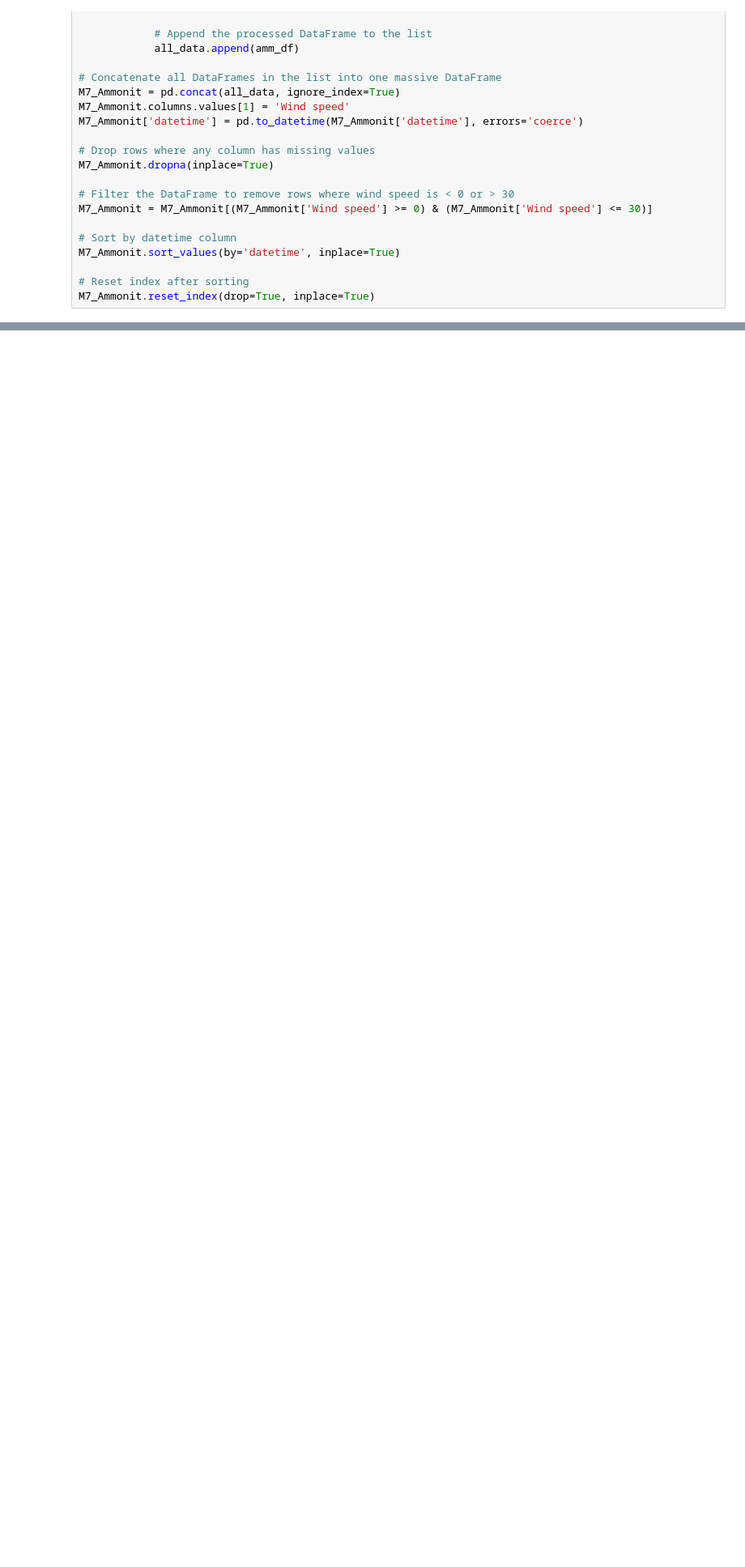
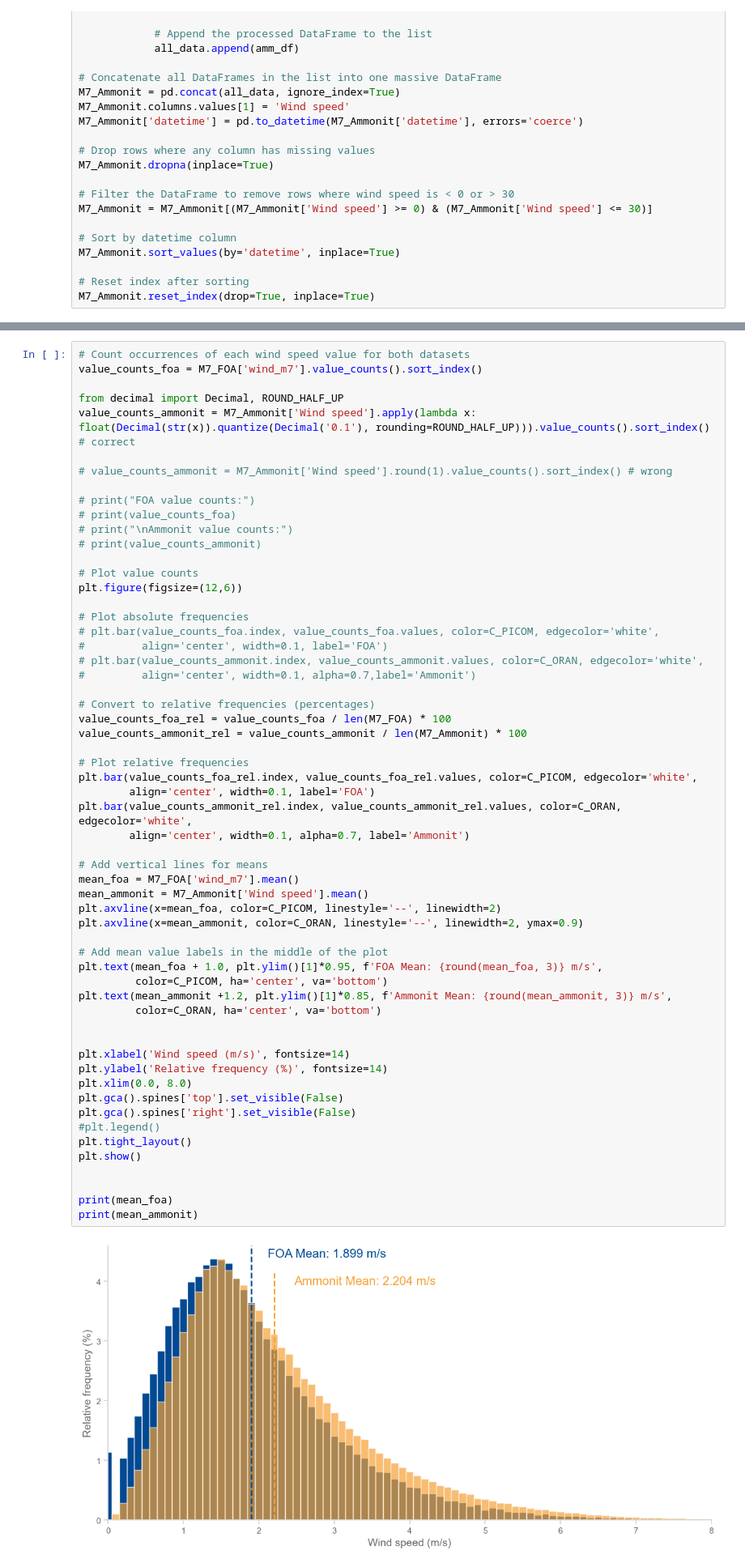
Before and after one commit to djskrovanek/gridraven-analytics, a Jupyter notebook: compareM7_FOA_WXstation.ipynb, the cells around one changed output, grey strips where cells are left out. Shown at 81% size. Drawn from its saved outputs; the diff is of its cells as text; blank space fills up the shorter version.

```diff
--- a/compareM7_FOA_WXstation.ipynb
+++ b/compareM7_FOA_WXstation.ipynb
@@ -169,0 +172,60 @@ plt.show()
+# %%
+# Count occurrences of each wind speed value for both datasets
+value_counts_foa = M7_FOA['wind_m7'].value_counts().sort_index()
+
+from decimal import Decimal, ROUND_HALF_UP
+value_counts_ammonit = M7_Ammonit['Wind speed'].apply(lambda x: float(Decimal(str(x)).quantize(Decimal('0.1'), rounding=ROUND_HALF_UP))).value_counts().sort_index() # correct
+
+# value_counts_ammonit = M7_Ammonit['Wind speed'].round(1).value_counts().sort_index() # wrong
+
+# print("FOA value counts:")
+# print(value_counts_foa)
+# print("\nAmmonit value counts:")
+# print(value_counts_ammonit)
+
+# Plot value counts
+plt.figure(figsize=(12,6))
+
+# Plot absolute frequencies
+# plt.bar(value_counts_foa.index, value_counts_foa.values, color=C_PICOM, edgecolor='white',
+#         align='center', width=0.1, label='FOA')
+# plt.bar(value_counts_ammonit.index, value_counts_ammonit.values, color=C_ORAN, edgecolor='white',
+#         align='center', width=0.1, alpha=0.7,label='Ammonit')
+
+# Convert to relative frequencies (percentages)
+value_counts_foa_rel = value_counts_foa / len(M7_FOA) * 100
+value_counts_ammonit_rel = value_counts_ammonit / len(M7_Ammonit) * 100
+
+# Plot relative frequencies
+plt.bar(value_counts_foa_rel.index, value_counts_foa_rel.values, color=C_PICOM, edgecolor='white',
+        align='center', width=0.1, label='FOA')
+plt.bar(value_counts_ammonit_rel.index, value_counts_ammonit_rel.values, color=C_ORAN, edgecolor='white',
+        align='center', width=0.1, alpha=0.7, label='Ammonit')
+
+# Add vertical lines for means
+mean_foa = M7_FOA['wind_m7'].mean()
+mean_ammonit = M7_Ammonit['Wind speed'].mean()
+plt.axvline(x=mean_foa, color=C_PICOM, linestyle='--', linewidth=2)
+plt.axvline(x=mean_ammonit, color=C_ORAN, linestyle='--', linewidth=2, ymax=0.9)
+
+# Add mean value labels in the middle of the plot
+plt.text(mean_foa + 1.0, plt.ylim()[1]*0.95, f'FOA Mean: {round(mean_foa, 3)} m/s',
+         color=C_PICOM, ha='center', va='bottom')
+plt.text(mean_ammonit +1.2, plt.ylim()[1]*0.85, f'Ammonit Mean: {round(mean_ammonit, 3)} m/s',
+         color=C_ORAN, ha='center', va='bottom')
+
+
+plt.xlabel('Wind speed (m/s)', fontsize=14)
+plt.ylabel('Relative frequency (%)', fontsize=14)
+plt.xlim(0.0, 8.0)
+plt.gca().spines['top'].set_visible(False)
+plt.gca().spines['right'].set_visible(False)
+#plt.legend()
+plt.tight_layout()
+plt.show()
+
+
+print(mean_foa)
+print(mean_ammonit)
+# %% [output]
+[figure, added]
```
Also changed, not shown: parts of 6 cells of this notebook, 1 other file.
